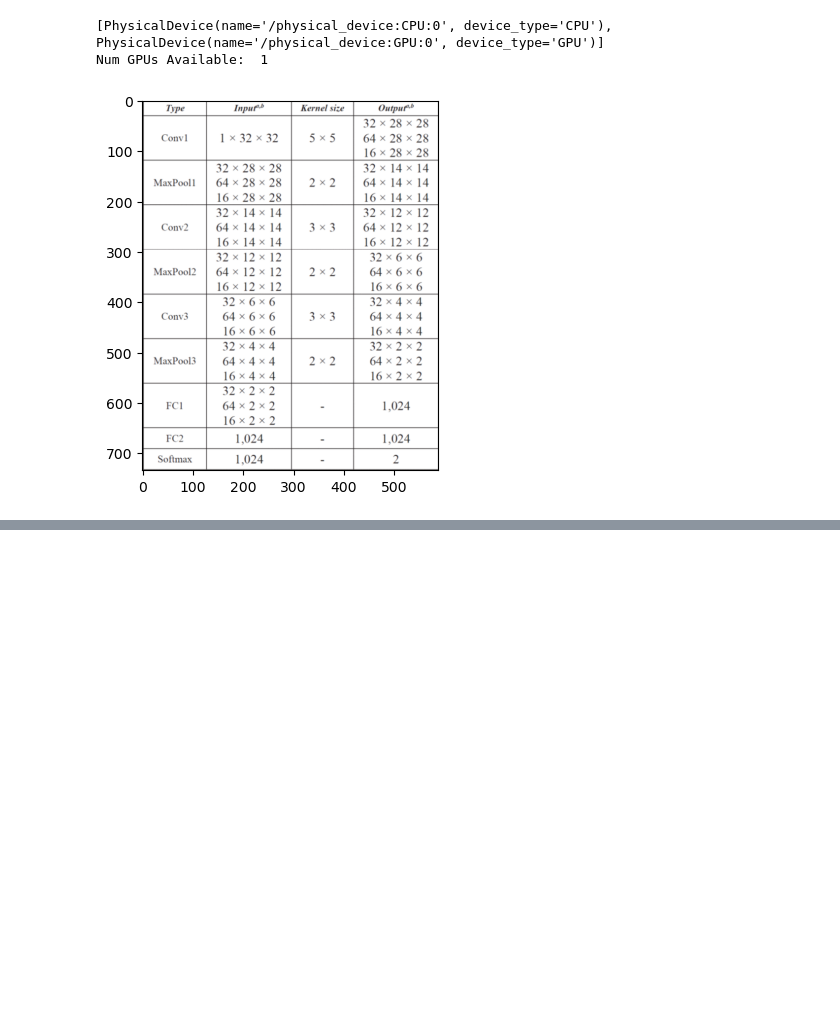
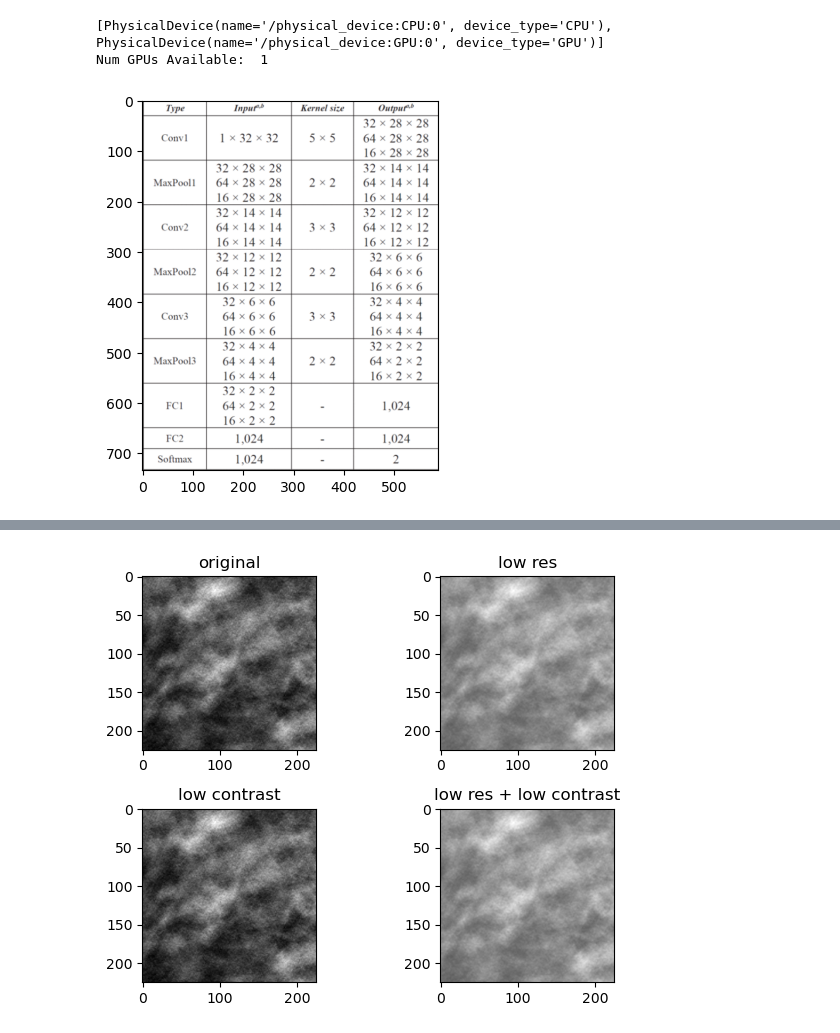
Before and after one commit to xuanet/Breast-Lesion-Classification-Using-CNNs, a Jupyter notebook: model.ipynb, the cells around one changed output, grey strips where cells are left out. Cells and saved outputs as stored; diff of their text form; code cells hidden in the pictures; blank space fills up the shorter version.

```diff
--- a/model.ipynb
+++ b/model.ipynb
@@ -28,10 +28,11 @@ from skimage.transform import resize
 def normalize(img):
     if np.max(img) == 0:
         print('fail')
+        return img, False
     img = img / np.max(img)
     img[img < 0.01] = 0
     img = resize(img, (225, 225))
-    return img
+    return img, True
 
 # reduce resolution with conv
 """the size and number of detector elements,
@@ -206,8 +226,13 @@ for filename in os.listdir(test_path):
         array = np.load(file_path)
 
         # normalize to 225x225
-        array = normalize(array)
+        array, truth = normalize(array)
+        if truth is False:
+            print(filename)
+            continue;
+
         test_array_RAW = np.concatenate((test_array_RAW, array), axis=None)
+
 
         # apply physical layers
         array_lr = low_res(array)
@@ -221,10 +246,29 @@ for filename in os.listdir(test_path):
 
         # label
         lab = test_dict[filename[:-4]]
-        if lab == 'ACTIONABLE' or lab == 'NORMAL'
-        test_labels_array = np.concatenate((test_labels_array, 0), axis=None)
+        if lab == 'ACTIONABLE' or lab == 'NORMAL':
+            test_labels_array = np.concatenate((test_labels_array, 0), axis=None)
+        elif lab == 'BENIGN':
+            test_labels_array = np.concatenate((test_labels_array, 1), axis=None)
+        elif lab == 'CANCER':
+            test_labels_array = np.concatenate((test_labels_array, 2), axis=None)
     else:
         test_missed += 1
+# %%
+training_array_RAW = np.reshape(training_array_RAW, (-1, 225, 225))
+training_array_LOW_RES = np.reshape(training_array_LOW_RES, (-1, 225, 225))
+training_array_LOW_CONTRAST = np.reshape(training_array_LOW_CONTRAST, (-1, 225, 225))
+training_array_COMBINED = np.reshape(training_array_COMBINED, (-1, 225, 225))
+
+validation_array_RAW = np.reshape(validation_array_RAW, (-1, 225, 225))
+validation_array_LOW_RES = np.reshape(validation_array_LOW_RES, (-1, 225, 225))
+validation_array_LOW_CONTRAST = np.reshape(validation_array_LOW_CONTRAST, (-1, 225, 225))
+validation_array_COMBINED = np.reshape(validation_array_COMBINED, (-1, 225, 225))
+
+test_array_RAW = np.reshape(test_array_RAW, (-1, 225, 225))
+test_array_LOW_RES = np.reshape(test_array_LOW_RES, (-1, 225, 225))
+test_array_LOW_CONTRAST = np.reshape(test_array_LOW_CONTRAST, (-1, 225, 225))
+test_array_COMBINED = np.reshape(test_array_COMBINED, (-1, 225, 225))
 # %%
 # sanity check
 
@@ -234,17 +281,19 @@ assert (test_missed == 0)
 # %%
 # sanity check images
 
 fig, ax = plt.subplots(2, 2)
 ax[0][0].set_title('original')
-ax[0][0].imshow(test_array_raw[0], cmap='gray')
+ax[0][0].imshow(test_array_RAW[0], cmap='gray')
 
 ax[0][1].set_title('low res')
 ax[0][1].imshow(test_array_LOW_RES[0], cmap='gray')
 
 ax[1][0].set_title('low contrast')
 ax[1][0].imshow(test_array_LOW_CONTRAST[0], cmap='gray')
 
 ax[1][1].set_title('low res + low contrast')
 ax[1][1].imshow(test_array_COMBINED[0], cmap='gray')
 fig.tight_layout()
 plt.show()
+# %% [output]
+[figure, added]
```
Also changed, not shown: parts of 12 cells of this notebook, 2 other files.
